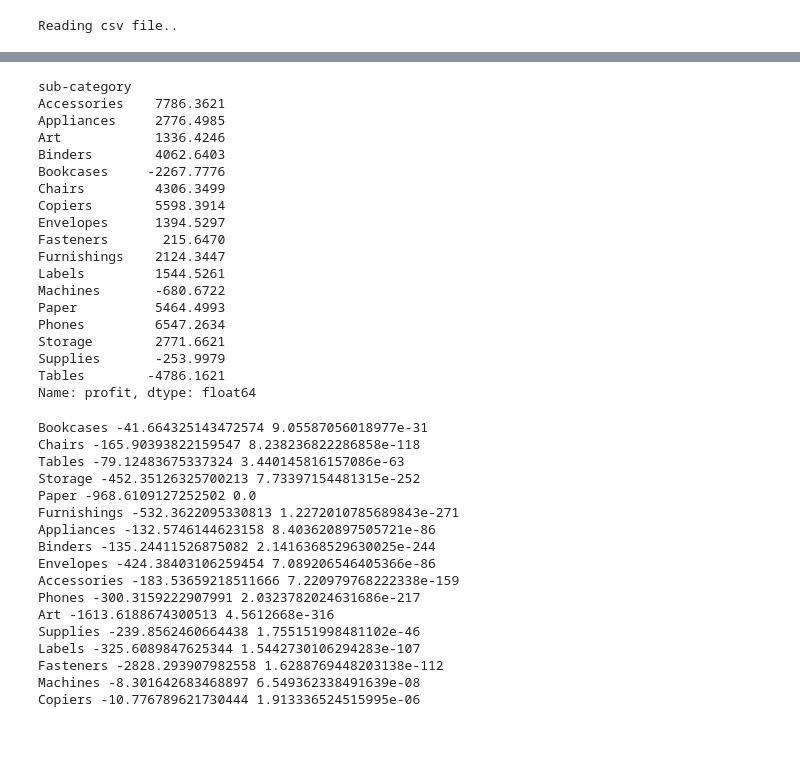
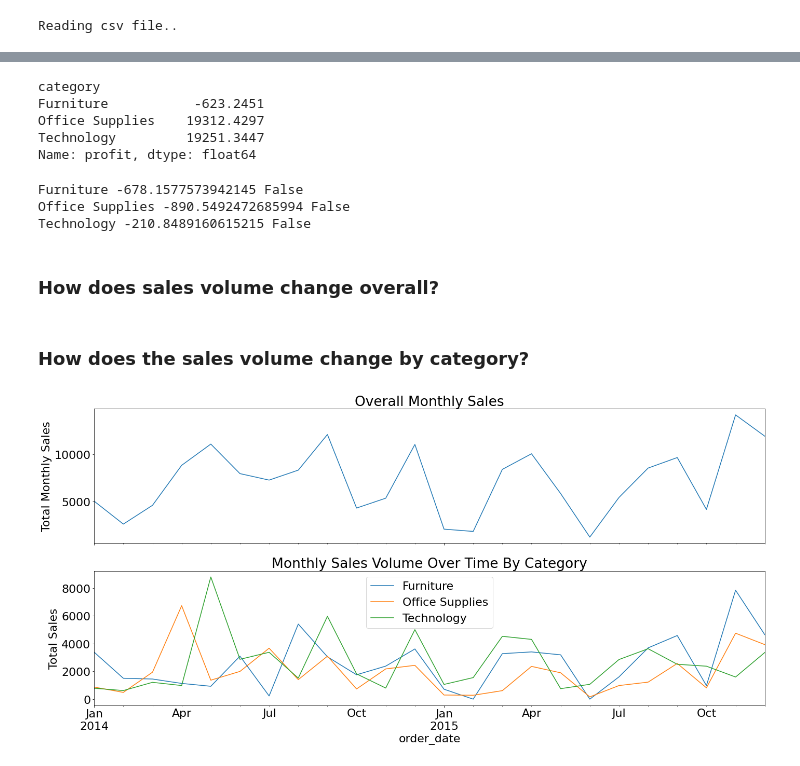
Before and after one commit to superstore-stephen-jesse/superstor-time-series-project, a Jupyter notebook: explore_jesse.ipynb, the cells around one changed output, grey strips where cells are left out. Saved outputs shown, nothing was run; the diff lists cells and outputs as text; code cells hidden in the pictures; blank space fills up the shorter version.

```diff
--- a/explore_jesse.ipynb
+++ b/explore_jesse.ipynb
@@ -77,46 +53,40 @@ plt.axhline(mean_profit, color='r')
 # %%
-df.groupby("sub-category").profit.sum()
+df.groupby("category").profit.sum()
 # %% [output]
-sub-category
-Accessories    7786.3621
-Appliances     2776.4985
-Art            1336.4246
-Binders        4062.6403
-Bookcases     -2267.7776
-Chairs         4306.3499
-Copiers        5598.3914
-Envelopes      1394.5297
-Fasteners       215.6470
-Furnishings    2124.3447
-Labels         1544.5261
-Machines       -680.6722
-Paper          5464.4993
-Phones         6547.2634
-Storage        2771.6621
-Supplies       -253.9979
-Tables        -4786.1621
+category
+Furniture           -623.2451
+Office Supplies    19312.4297
+Technology         19251.3447
 Name: profit, dtype: float64
 # %%
-for cat in df["sub-category"].unique():
-    overall_mean = df.groupby("sub-category").profit.sum().mean()
-    sample = df[df["sub-category"] == cat].profit
+for cat in train["category"].unique():
+    overall_mean = train.groupby("category").profit.sum().mean()
+    sample = train[train["category"] == cat].profit
     t,p = stats.ttest_1samp(sample, overall_mean)
     print(cat, t, p/2>0.05)
 # %% [output]
-Bookcases -41.664325143472574 9.05587056018977e-31
-Chairs -165.90393822159547 8.238236822286858e-118
-Tables -79.12483675337324 3.440145816157086e-63
-Storage -452.35126325700213 7.73397154481315e-252
-Paper -968.6109127252502 0.0
-Furnishings -532.3622095330813 1.2272010785689843e-271
-Appliances -132.5746144623158 8.403620897505721e-86
-Binders -135.24411526875082 2.1416368529630025e-244
-Envelopes -424.38403106259454 7.089206546405366e-86
-Accessories -183.53659218511666 7.220979768222338e-159
-Phones -300.3159222907991 2.0323782024631686e-217
-Art -1613.6188674300513 4.5612668e-316
-Supplies -239.8562460664438 1.755151998481102e-46
-Labels -325.6089847625344 1.5442730106294283e-107
-Fasteners -2828.293907982558 1.6288769448203138e-112
-Machines -8.301642683468897 6.549362338491639e-08
-Copiers -10.776789621730444 1.913336524515995e-06
+Furniture -678.1577573942145 False
+Office Supplies -890.5492472685994 False
+Technology -210.8489160615215 False
+# %% [markdown]
+### How does sales volume change overall?
+# %% [markdown]
+### How does the sales volume change by category?
+# %%
+fig, axs= plt.subplots(2, sharex=True)
+
+train.resample('M').sales.sum().plot(ax=axs[0])
+axs[0].set_title('Overall Monthly Sales')
+axs[0].set_ylabel('Total Monthly Sales')
+# plt.show()
+
+for cat in train.category.unique():
+    sample = train[train.category == cat]
+    sample.resample('M').sales.sum().plot(label=cat, ax=axs[1])
+    plt.legend()
+axs[1].set_title("Monthly Sales Volume Over Time By Category")
+# plt.xlabel("Order Date")
+plt.ylabel("Total Sales")
+plt.tight_layout()
+# %% [output]
+[figure, added]
```
Also changed, not shown: parts of 17 cells of this notebook.
